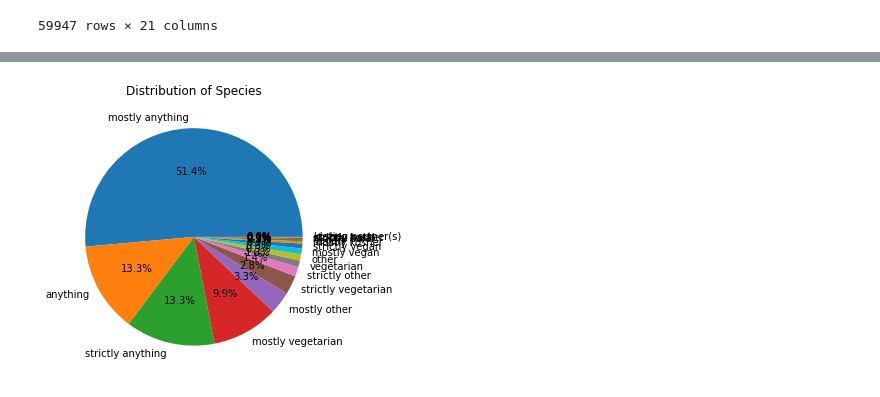
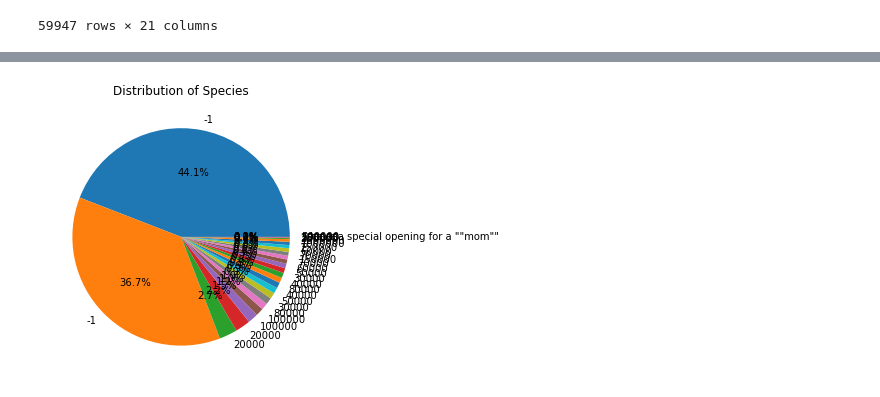
Before and after one commit to LironOhana/Final_Project, a Jupyter notebook: Untitled1.ipynb, the cells around one changed output, grey strips where cells are left out. Saved outputs shown, nothing was run; the diff lists cells and outputs as text; code cells hidden in the pictures.

```diff
--- a/Untitled1.ipynb
+++ b/Untitled1.ipynb
@@ -28,9 +28,10 @@ okcupid_df
 | 59946 | 39 | single | m | gay | average | NaN | socially | NaN | graduated from masters program | white | ... |
 59947 rows × 21 columns
 # %%
-okcupid_df = okcupid_df.dropna()
+# okcupid_df = okcupid_df.dropna()
 okcupid_df.isnull().sum()
 okcupid_df.reset_index().copy()
+# okcupid_df.pd.to_numeric()
 # %% [output]
 |  | index | age | status | sex | orientation | body_type | diet | drinks | drugs | education | ... |
 | 0 | 0 | 22 | single | m | straight | a little extra | strictly anything | socially | never | working on college/university | ... |
@@ -48,4 +49,7 @@ okcupid_df.reset_index().copy()
 # %%
 okcupid_df.columns = okcupid_df.columns.str.replace(' ', '')
-okcupid_df['age'].astype(int)
+okcupid_df = okcupid_df.astype('category')
+
+# okcupid_df['age'] = okcupid_df.(okcupid_df['age']).copy()
+okcupid_df.dtypes
 # %% [output]
@@ -57,0 +78,7 @@ okcupid_df['sex'].hist()
+# %%
+# okcupid_df['income'].hist()
+okcupid_df['age'] = pd.to_numeric(okcupid_df['age'], errors = 'coerce')
+#okcupid_df['age'] = okcupid_df['age'].astype(int, errors = 'raise')
+okcupid_df['income'] = pd.to_numeric(okcupid_df['income'], errors = 'coerce')
+okcupid_df['height'] = pd.to_numeric(okcupid_df['height'], errors = 'coerce')
+okcupid_df.dtypes
@@ -82,8 +119,8 @@ plt.subplots_adjust(wspace=0.5);
 # %%
 plt.figure(1, figsize=(5,5))
 plt.title("Distribution of Species")
-okcupid_df['diet'].value_counts().plot.pie(autopct="%1.1f%%") #try removing this - what happens?
+okcupid_df['income'].value_counts().plot.pie(autopct="%1.1f%%") #try removing this - what happens?
 plt.ylabel("")  #try removing this - what happens?
 plt.show()
 # %% [output]
-[figure, old version]
+[figure, new version]
```
Also changed, not shown: parts of 8 cells of this notebook.
